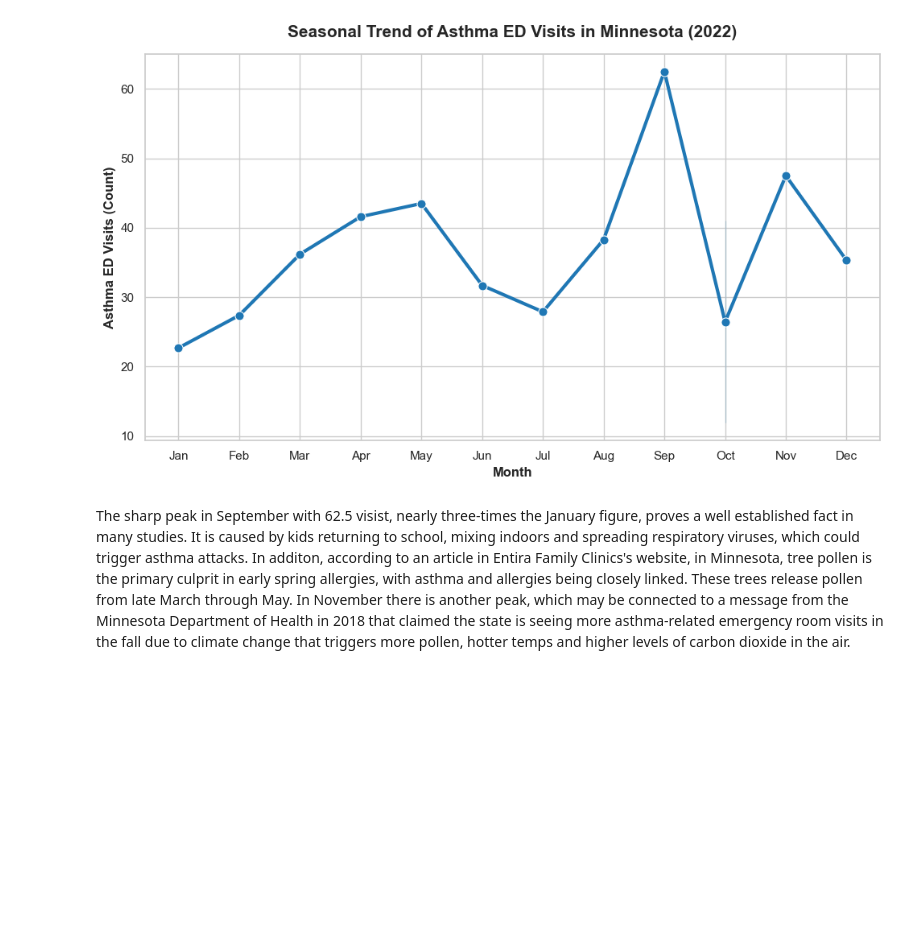
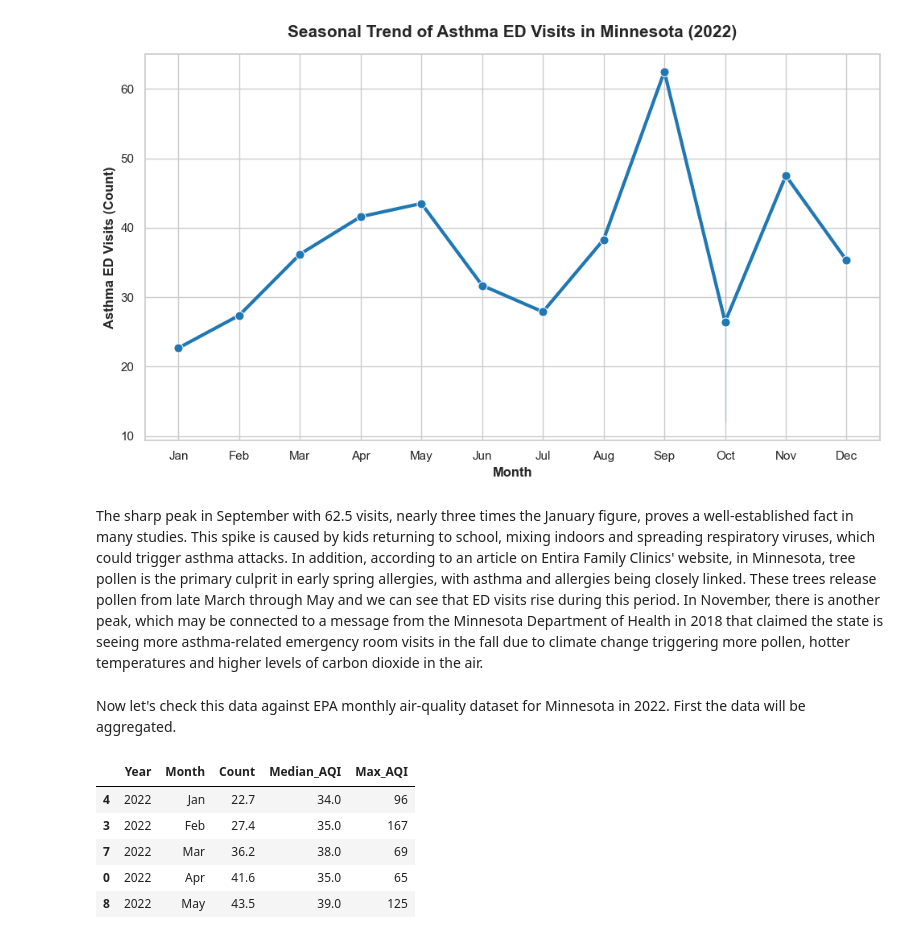
Before and after one commit to KalinaMarkova/data_science_course_project, a Jupyter notebook: The Impact of Air Pollution on Asthma A Regression Analysis.ipynb, the cells around one changed output. Saved outputs shown, nothing was run; the diff lists cells and outputs as text; code cells hidden in the pictures; blank space fills up the shorter version.

```diff
--- a/The Impact of Air Pollution on Asthma A Regression Analysis.ipynb
+++ b/The Impact of Air Pollution on Asthma A Regression Analysis.ipynb
@@ -456,0 +457,21 @@ asthma_state.to_csv("data/asthma_prevelance_state_clean.csv", index = False)
+# %%
+import pandas as pd
+
+# Load and prepare the data
+epa_daily = pd.read_csv("data/daily_aqi_by_county_2022.csv")
+mn_epa = epa_daily[epa_daily['State Name'] == 'Minnesota'].copy()
+mn_epa['Date'] = pd.to_datetime(mn_epa['Date'])
+mn_epa['Month'] = mn_epa['Date'].dt.strftime('%b')
+
+# The Fix: Use 'median' instead of 'mean' for the baseline AQI
+mn_monthly_aqi = mn_epa.groupby('Month')['AQI'].agg(
+    Median_AQI='median',
+    Max_AQI='max'
+).reset_index()
+
+# Set categorical order for months so they sort chronologically later
+month_order = ['Jan', 'Feb', 'Mar', 'Apr', 'May', 'Jun', 'Jul', 'Aug', 'Sep', 'Oct', 'Nov', 'Dec']
+mn_monthly_aqi['Month'] = pd.Categorical(mn_monthly_aqi['Month'], categories=month_order, ordered=True)
+mn_monthly_aqi = mn_monthly_aqi.sort_values('Month').reset_index(drop=True)
+
+mn_monthly_aqi.head()
@@ -1812,4 +1859,20 @@ plt.show()
 # %% [output]
 [figure]
 # %% [markdown]
-The sharp peak in September with 62.5 visist, nearly three-times the January figure, proves a well established fact in many studies. It is caused by kids returning to school, mixing indoors and spreading respiratory viruses, which could trigger asthma attacks. In additon, according to an article in Entira Family Clinics's website, in Minnesota, tree pollen is the primary culprit in early spring allergies, with asthma and allergies being closely linked. These trees release pollen from late March through May. In November there is another peak, which may be connected to a message from the Minnesota Department of Health in 2018 that claimed the state is seeing more asthma-related emergency room visits in the fall due to climate change that triggers more pollen, hotter temps and higher levels of carbon dioxide in the air.
+The sharp peak in September with 62.5 visits, nearly three times the January figure, proves a well-established fact in many studies. This spike is caused by kids returning to school, mixing indoors and spreading respiratory viruses, which could trigger asthma attacks. In addition, according to an article on Entira Family Clinics' website, in Minnesota, tree pollen is the primary culprit in early spring allergies, with asthma and allergies being closely linked. These trees release pollen from late March through May and we can see that ED visits rise during this period. In November, there is another peak, which may be connected to a message from the Minnesota Department of Health in 2018 that claimed the state is seeing more asthma-related emergency room visits in the fall due to climate change triggering more pollen, hotter temperatures and higher levels of carbon dioxide in the air.
+# %% [markdown]
+Now let's check this data against EPA monthly air-quality dataset for Minnesota in 2022. First the data will be aggregated.
+# %%
+mn_monthly_aqi['Month'] = pd.Categorical(mn_monthly_aqi['Month'], categories=month_order, ordered=True)
+asthma_MN_monthly['Month'] = pd.Categorical(asthma_MN_monthly['Month'], categories=month_order, ordered=True)
+
+final_mn_merged = pd.merge(asthma_MN_monthly, mn_monthly_aqi, on='Month').sort_values('Month')
+final_mn_merged = final_mn_merged[final_mn_merged['Year'] == 2022].copy()
+final_mn_merged.head()
+# %% [output]
+|  | Year | Month | Count | Median_AQI | Max_AQI |
+| 4 | 2022 | Jan | 22.7 | 34.0 | 96 |
+| 3 | 2022 | Feb | 27.4 | 35.0 | 167 |
+| 7 | 2022 | Mar | 36.2 | 38.0 | 69 |
+| 0 | 2022 | Apr | 41.6 | 35.0 | 65 |
+| 8 | 2022 | May | 43.5 | 39.0 | 125 |
```
Also changed, not shown: parts of 24 cells of this notebook, 8 other files.
